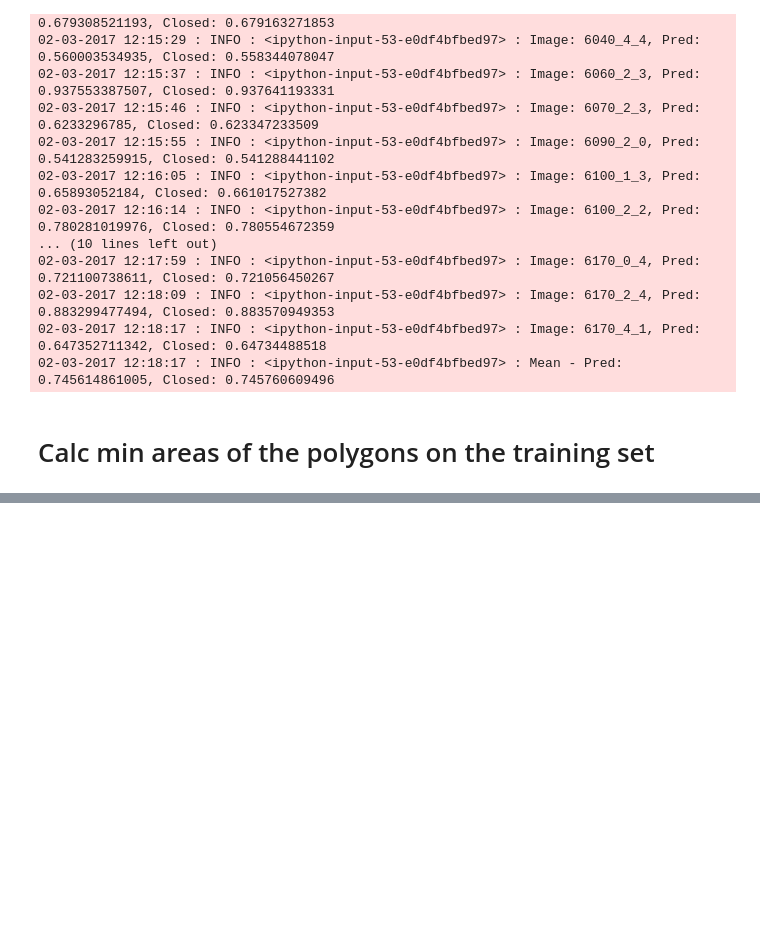
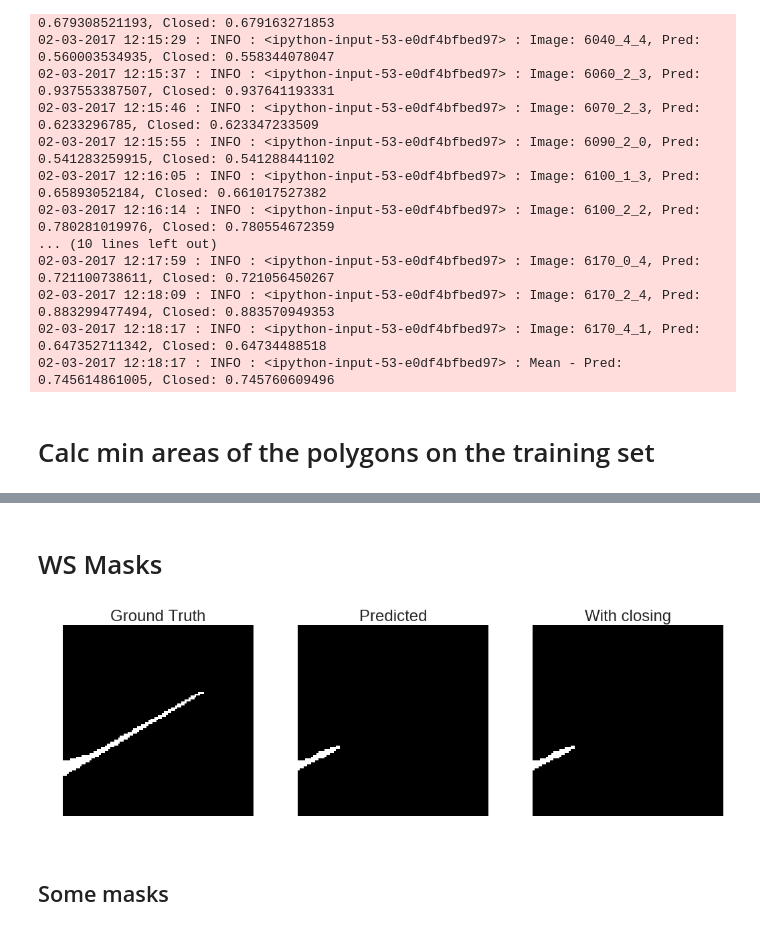
Before and after one commit to jgc128/kaggle_dstl_satellite, a Jupyter notebook: masks.ipynb, the cells around one changed output, grey strips where cells are left out. Saved outputs shown, nothing was run; the diff lists cells and outputs as text; code cells hidden in the pictures; blank space fills up the shorter version.

```diff
--- a/masks.ipynb
+++ b/masks.ipynb
@@ -262,8 +271,7 @@ for img_id in images_train:
     img_mask_true = images_masks_stacked[img_id]
 
     # predictions
-    mask_filename = os.path.join(IMAGES_PREDICTION_MASK_DIR, '{0}_{1}.npy'.format(img_id, model_name))
-    img_mask_pred = np.load(mask_filename).astype(np.uint8)
+    img_mask_pred = load_prediction_mask(IMAGES_PREDICTION_MASK_DIR, img_id, model_name).astype(np.uint8)
 
     # morph operations
     img_mask_pred_simplified = simplify_mask(img_mask_pred, kernel_size=5)
@@ -385,3 +383,5 @@ Class: Waterway, 6 - min: 55.36978, max: 775557.06688, median: 934.85605
 Class: Standing water, 7 - min: 0.10137, max: 53817.82524, median: 119.16531
 Class: Vehicle Large, 8 - min: 4.11265, max: 864.65251, median: 107.99309
 Class: Vehicle Small, 9 - min: 0.03525, max: 968.43947, median: 23.16868
+# %% [markdown]
+# WS Masks
@@ -387,0 +390,26 @@ Class: Vehicle Small, 9 - min: 0.03525, max: 968.43947, median: 23.16868
+# %%
+import seaborn as sns
+sns.set(font_scale=2)
+# %%
+fig, axes = plt.subplots(1, 3, figsize=(15, 5))
+
+ax_m1 = axes[0]
+ax_m2 = axes[1]
+ax_m3 = axes[2]
+
+ax_m1.imshow(img_mask_true[2100:2200,2850:2950,3], cmap='gray')
+ax_m2.imshow(img_mask_pred[2100:2200,2850:2950,3], cmap='gray')
+ax_m3.imshow(img_mask_pred_closed[2100:2200,2850:2950,3], cmap='gray')
+
+for ax, ax_title in zip([ax_m1, ax_m2, ax_m3], ['Ground Truth','Predicted','With closing',]):
+    ax.grid(False)
+    ax.axis('off')
+    ax.set_title(ax_title)
+
+plt.tight_layout()
+
+# plt.savefig('/home/aromanov/projects/kaggle_dstl_satellite/data/paper_data/closing.pdf', bbox_inches='tight')
+# %% [output]
+[figure, added]
+# %% [markdown]
+## Some masks
```
Also changed, not shown: parts of 30 cells of this notebook, 1 other file.
